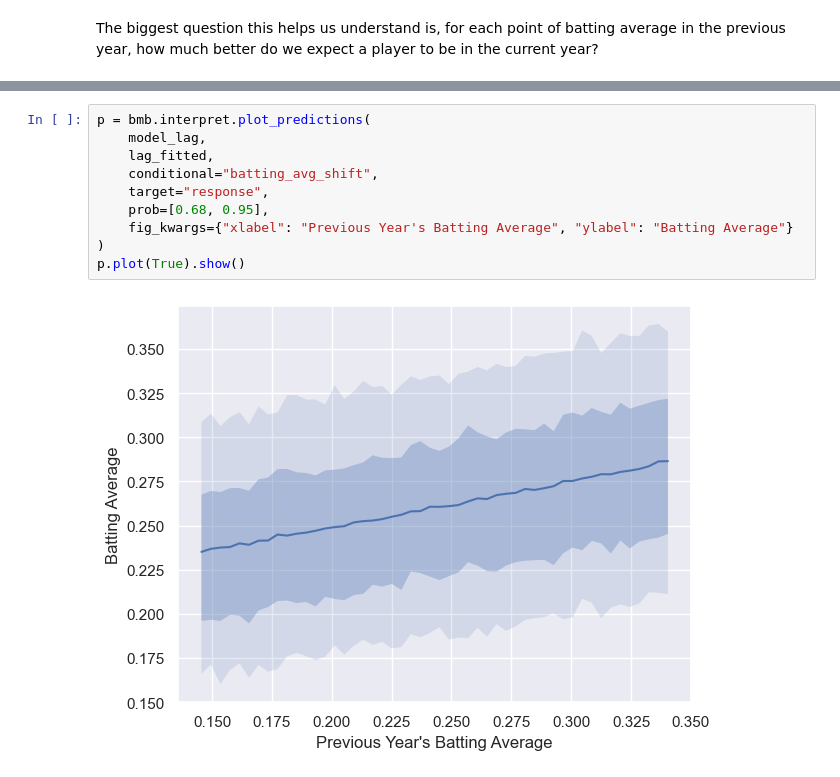
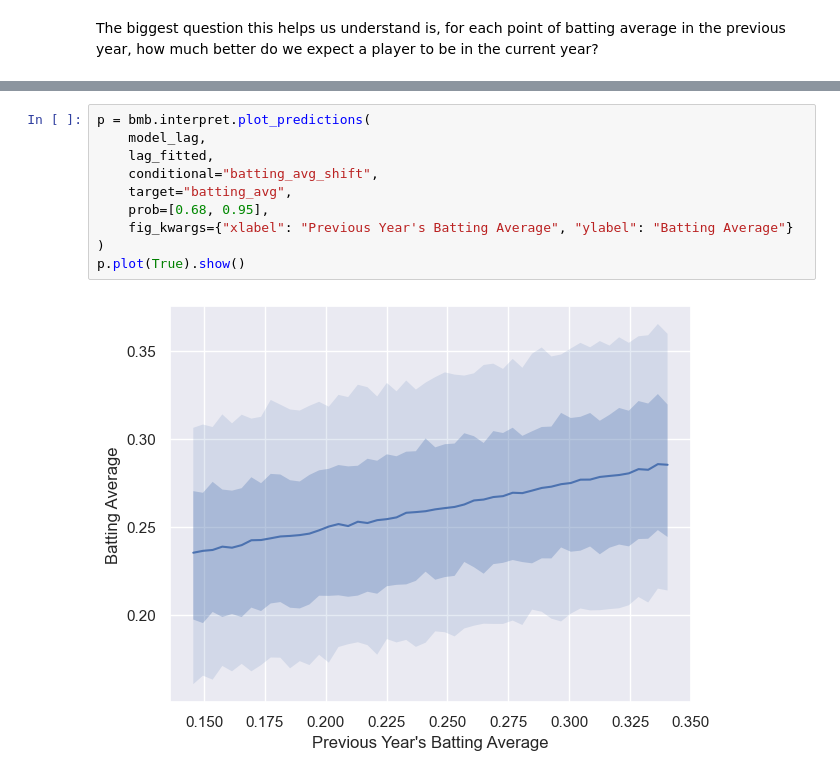
Before and after one commit to bambinos/bambi, a Jupyter notebook: docs/notebooks/beta_regression.ipynb, the cells around one changed output, grey strips where cells are left out. Drawn from its saved outputs; the diff is of its cells as text.

```diff
--- a/docs/notebooks/beta_regression.ipynb
+++ b/docs/notebooks/beta_regression.ipynb
@@ -348,15 +348,15 @@ Mean effect: 0.7951
 # %%
 p = bmb.interpret.plot_predictions(
     model_lag,
     lag_fitted,
     conditional="batting_avg_shift",
-    target="response",
+    target="batting_avg",
     prob=[0.68, 0.95],
     fig_kwargs={"xlabel": "Previous Year's Batting Average", "ylabel": "Batting Average"}
 )
 p.plot(True).show()
 # %% [output]
-[figure, old version]
+[figure, new version]
 # %%
 %load_ext watermark
 %watermark -n -u -v -iv -w
```
Also changed, not shown: parts of 20 cells of this notebook, 2 other files.
